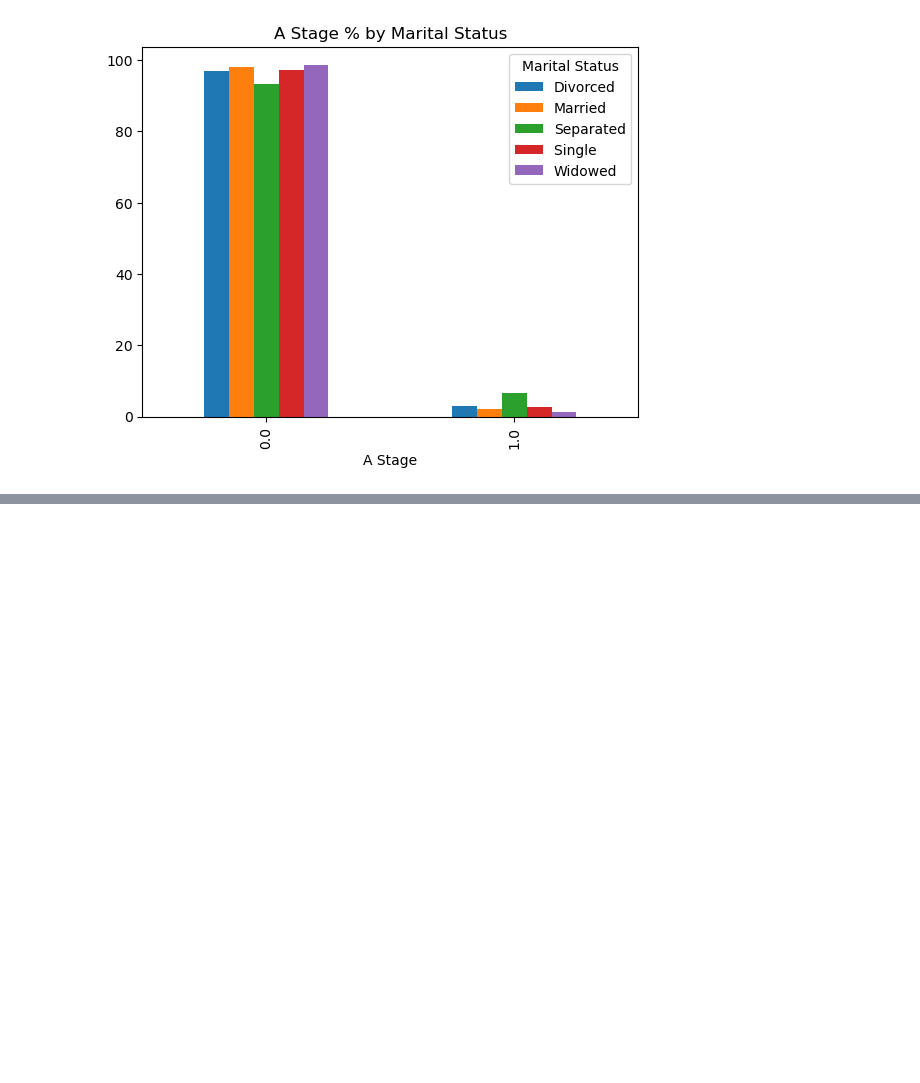
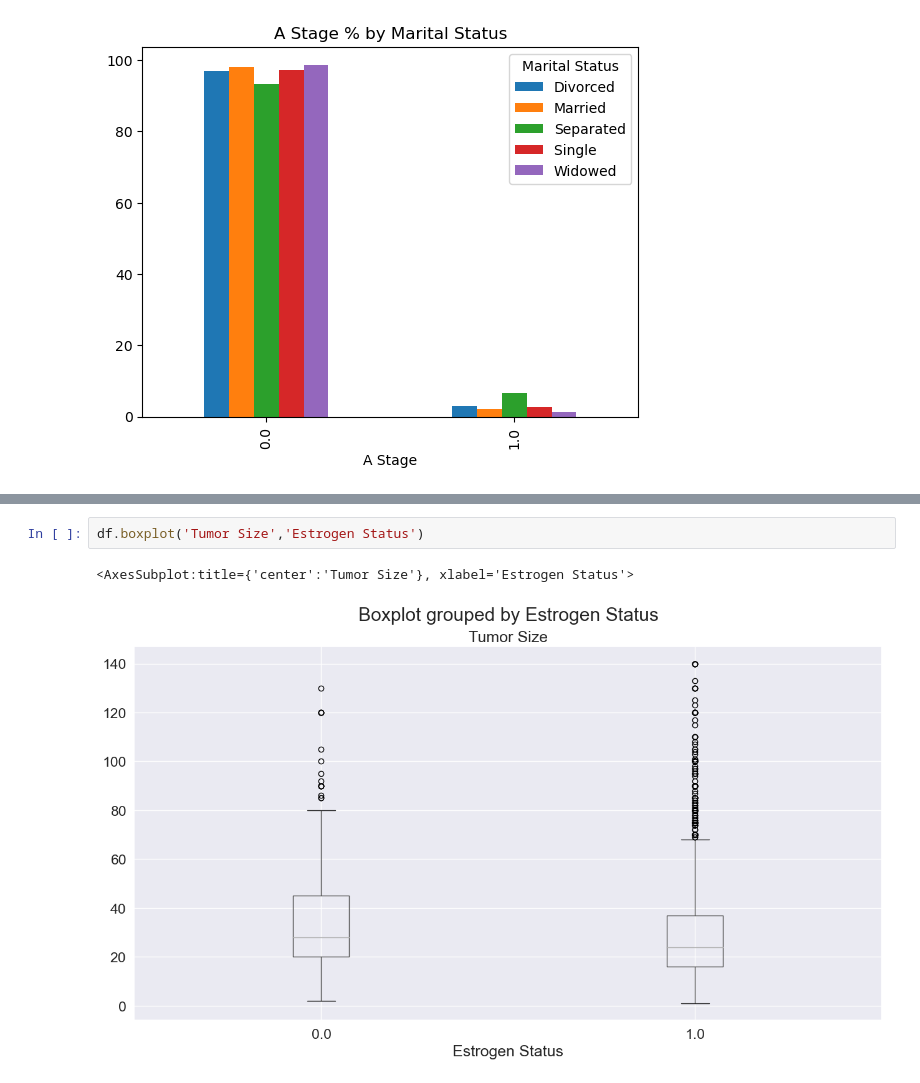
Before and after one commit to roy2392/breast_cancer_classification, a Jupyter notebook: Breast_Cancer_Classification_Project_.ipynb, the cells around one changed output, grey strips where cells are left out. Drawn from its saved outputs; the diff is of its cells as text; blank space fills up the shorter version.

```diff
--- a/Breast_Cancer_Classification_Project_.ipynb
+++ b/Breast_Cancer_Classification_Project_.ipynb
@@ -283,0 +290,5 @@ plt.show()
+# %%
+df.boxplot('Tumor Size','Estrogen Status')
+# %% [output]
+<AxesSubplot:title={'center':'Tumor Size'}, xlabel='Estrogen Status'>
+[figure, added]
```
Also changed, not shown: parts of 9 cells of this notebook.
